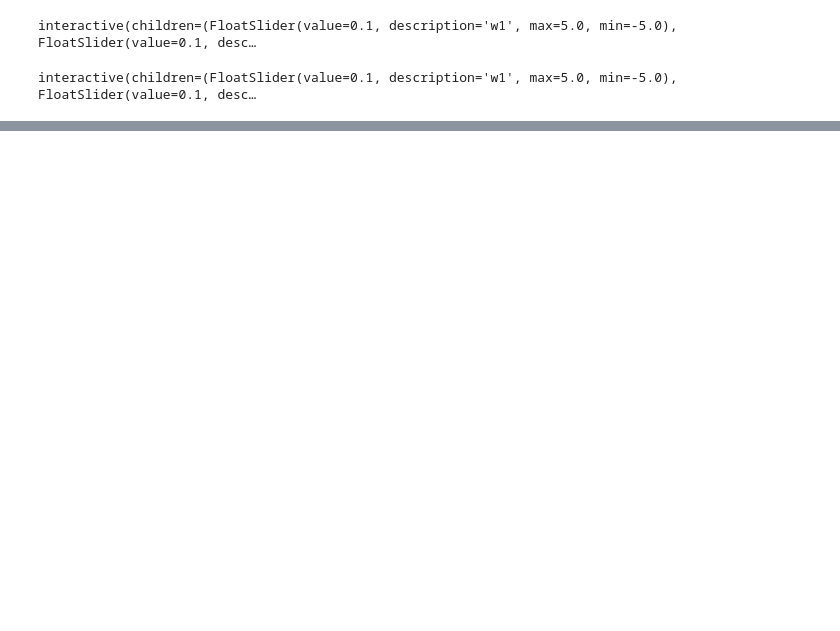
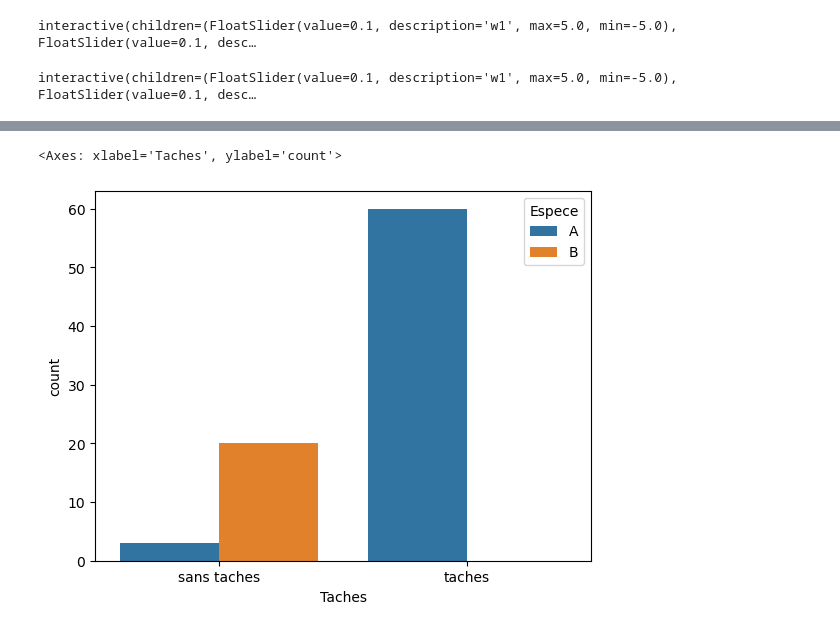
Before and after one commit to nTrouvain/ENSC-ML-course, a Jupyter notebook: notebooks/01-Artifical_neurons.ipynb, the cells around one changed output, grey strips where cells are left out. Drawn from its saved outputs; the diff is of its cells as text; code cells hidden in the pictures; blank space fills up the shorter version.

```diff
--- a/notebooks/01-Artifical_neurons.ipynb
+++ b/notebooks/01-Artifical_neurons.ipynb
@@ -58,0 +126,3 @@ interactive(children=(FloatSlider(value=0.1, description='w1', max=5.0, min=-5.0
+# %%
+bears = pd.read_csv("../data/bears.csv").astype("category")
+bears.head()
@@ -58,0 +136,5 @@ interactive(children=(FloatSlider(value=0.1, description='w1', max=5.0, min=-5.0
+# %%
+sns.countplot(bears, x="Taches", hue="Espece")
+# %% [output]
+<Axes: xlabel='Taches', ylabel='count'>
+[figure, added]
```
Also changed, not shown: parts of 25 cells of this notebook, 2 other files.
